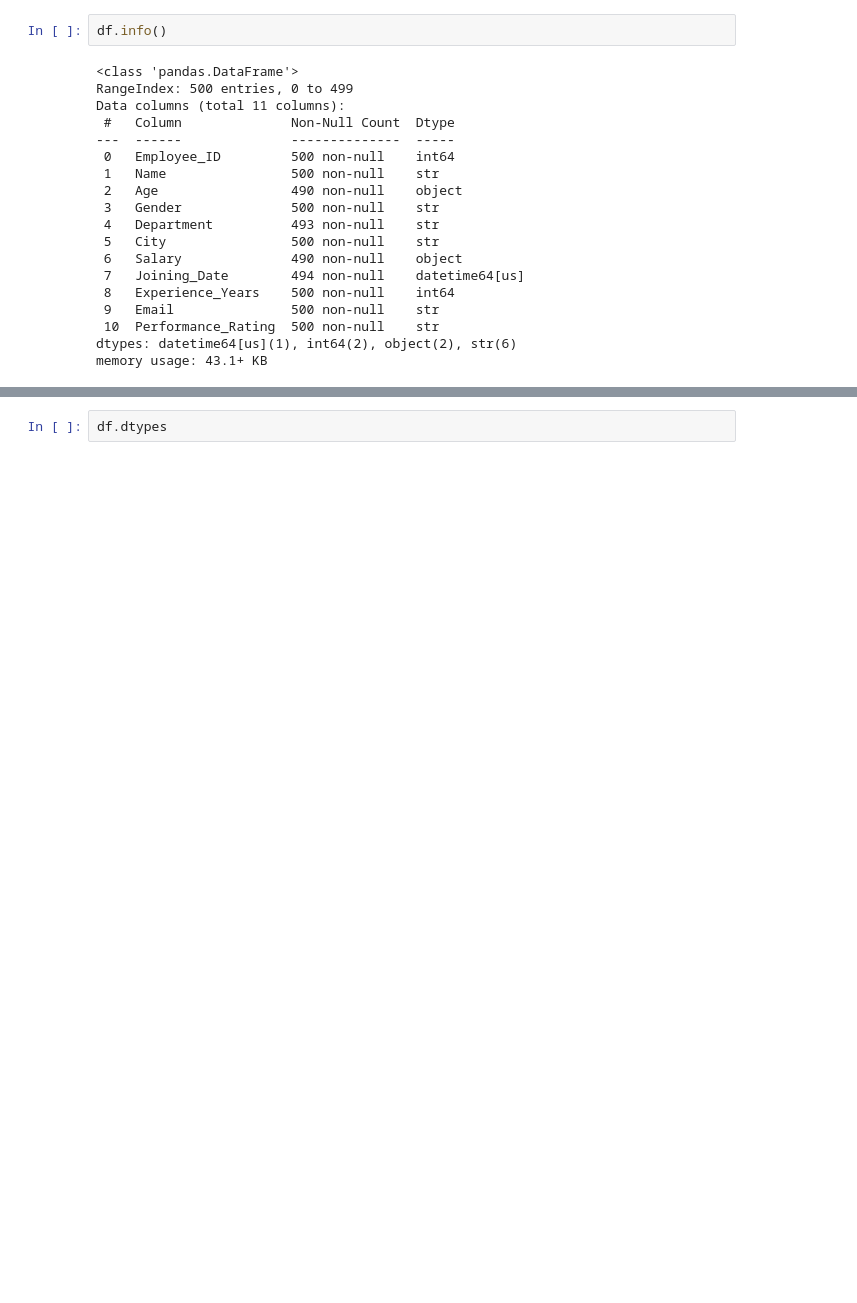
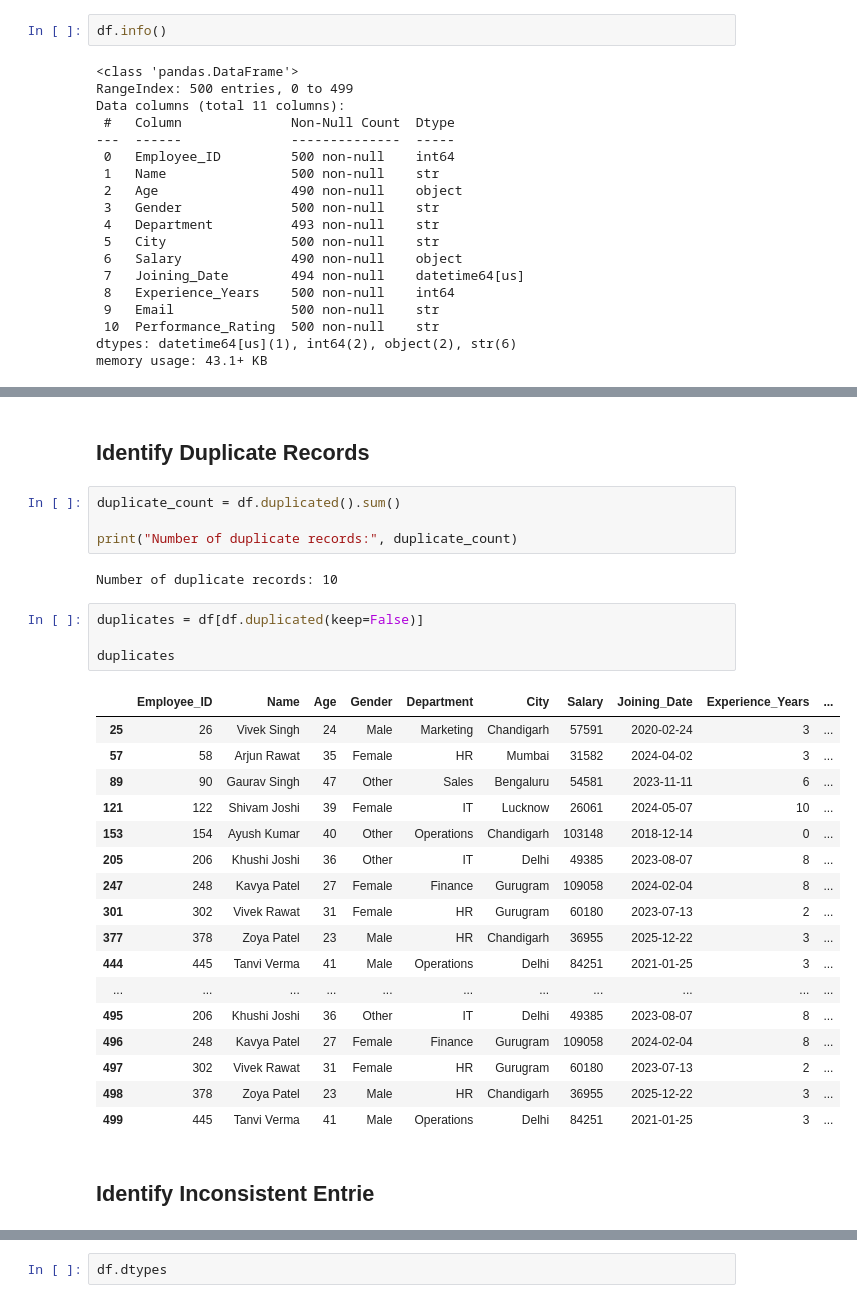
Before and after one commit to NupurDimri/CODSOFT_TASKSNO, a Jupyter notebook: Task 1/data_cleaning.ipynb, the cells around one changed output, grey strips where cells are left out. Saved outputs shown, nothing was run; the diff lists cells and outputs as text; blank space fills up the shorter version.

```diff
--- a/Task 1/data_cleaning.ipynb
+++ b/Task 1/data_cleaning.ipynb
@@ -103,0 +173,32 @@ np.int64(10)
+# %% [markdown]
+## Identify Duplicate Records
+# %%
+duplicate_count = df.duplicated().sum()
+
+print("Number of duplicate records:", duplicate_count)
+# %% [output]
+Number of duplicate records: 10
+# %%
+duplicates = df[df.duplicated(keep=False)]
+
+duplicates
+# %% [output]
+|  | Employee_ID | Name | Age | Gender | Department | City | Salary | Joining_Date | Experience_Years | ... |
+| 25 | 26 | Vivek Singh | 24 | Male | Marketing | Chandigarh | 57591 | 2020-02-24 | 3 | ... |
+| 57 | 58 | Arjun Rawat | 35 | Female | HR | Mumbai | 31582 | 2024-04-02 | 3 | ... |
+| 89 | 90 | Gaurav Singh | 47 | Other | Sales | Bengaluru | 54581 | 2023-11-11 | 6 | ... |
+| 121 | 122 | Shivam Joshi | 39 | Female | IT | Lucknow | 26061 | 2024-05-07 | 10 | ... |
+| 153 | 154 | Ayush Kumar | 40 | Other | Operations | Chandigarh | 103148 | 2018-12-14 | 0 | ... |
+| 205 | 206 | Khushi Joshi | 36 | Other | IT | Delhi | 49385 | 2023-08-07 | 8 | ... |
+| 247 | 248 | Kavya Patel | 27 | Female | Finance | Gurugram | 109058 | 2024-02-04 | 8 | ... |
+| 301 | 302 | Vivek Rawat | 31 | Female | HR | Gurugram | 60180 | 2023-07-13 | 2 | ... |
+| 377 | 378 | Zoya Patel | 23 | Male | HR | Chandigarh | 36955 | 2025-12-22 | 3 | ... |
+| 444 | 445 | Tanvi Verma | 41 | Male | Operations | Delhi | 84251 | 2021-01-25 | 3 | ... |
+| ... | ... | ... | ... | ... | ... | ... | ... | ... | ... | ... |
+| 495 | 206 | Khushi Joshi | 36 | Other | IT | Delhi | 49385 | 2023-08-07 | 8 | ... |
+| 496 | 248 | Kavya Patel | 27 | Female | Finance | Gurugram | 109058 | 2024-02-04 | 8 | ... |
+| 497 | 302 | Vivek Rawat | 31 | Female | HR | Gurugram | 60180 | 2023-07-13 | 2 | ... |
+| 498 | 378 | Zoya Patel | 23 | Male | HR | Chandigarh | 36955 | 2025-12-22 | 3 | ... |
+| 499 | 445 | Tanvi Verma | 41 | Male | Operations | Delhi | 84251 | 2021-01-25 | 3 | ... |
+# %% [markdown]
+## Identify Inconsistent Entrie
```
Also changed, not shown: parts of 52 cells of this notebook, 3 other files.
